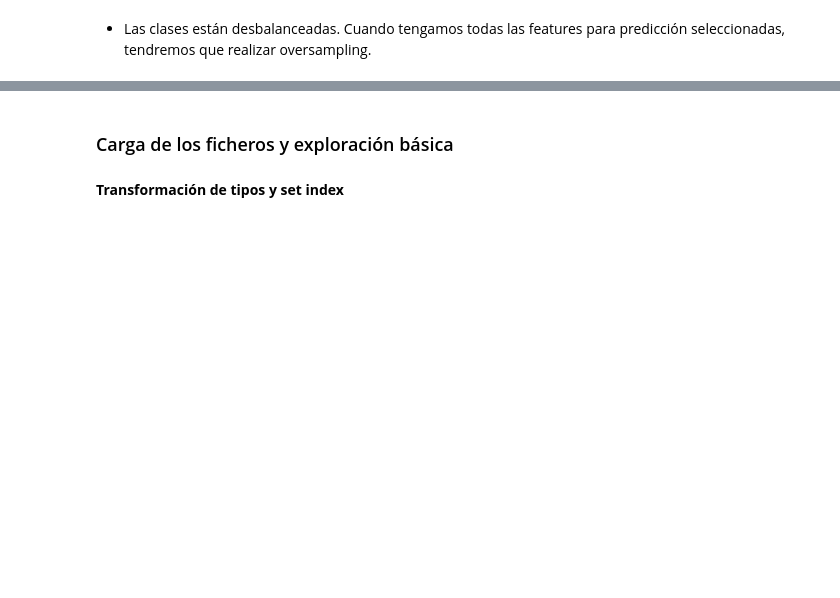
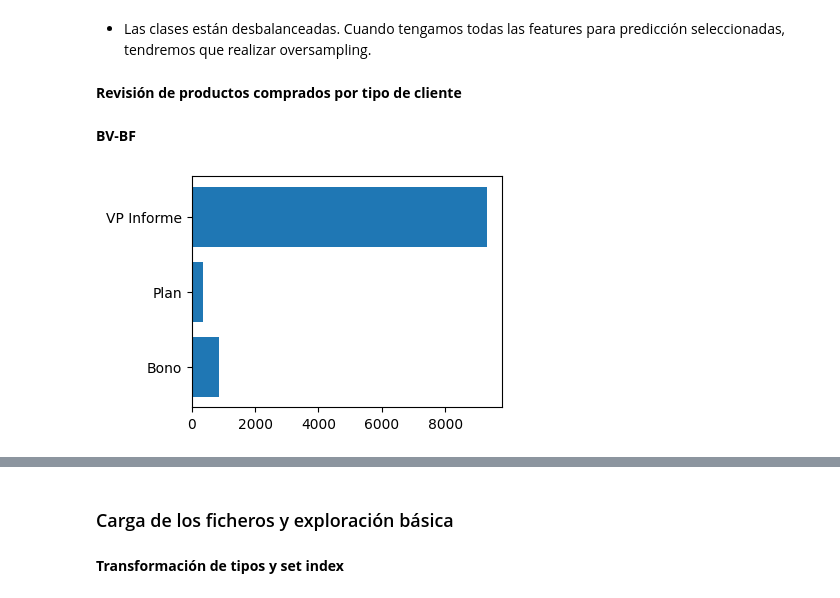
Before and after one commit to cperezh/segmentacion_clientes, a Jupyter notebook: M4 Desarrollo Iter2.ipynb, the cells around one changed output, grey strips where cells are left out. Drawn from its saved outputs; the diff is of its cells as text; code cells hidden in the pictures; blank space fills up the shorter version.

```diff
--- a/M4 Desarrollo Iter2.ipynb
+++ b/M4 Desarrollo Iter2.ipynb
@@ -760,4 +761,4 @@ print_scatter_subplots_with_highlight(df_rfm_no_outliers, [("monetary", "frequen
 # %% [output]
 [figure]
 # %%
-df_labels.loc[3] = ("clientes habituales alto valor","CHAV")
+df_labels.loc[3] = ("clientes alto valor alta frecuencia","AV-AF")
@@ -766,11 +769,11 @@ print_scatter_subplots_with_highlight(df_rfm_no_outliers, [("monetary", "frequen
 # %% [output]
 [figure]
 # %%
-df_labels.loc[4] = ("clientes premium","CPREM")
+df_labels.loc[4] = ("clientes premium","PREM")
 # %% [markdown]
 Añadimos las etiquetas a los clientes segmentados y lo mezclamos con el df de descripción de etiquetas
 # %%
-df_rfm["class"] = cluster_labels_5
-df_rfm_with_label = df_rfm.join(df_labels, on="class", how="inner")
+df_rfm_no_outliers["class"] = cluster_labels_5
+df_rfm_with_label = df_rfm_no_outliers.join(df_labels, on="class", how="inner")
 
 df_rfm_with_label.head()
@@ -786,2 +807,19 @@ plt.barh(df_labels["class_desc"],counts);
 # %% [markdown]
 - Las clases están desbalanceadas. Cuando tengamos todas las features para predicción seleccionadas, tendremos que realizar oversampling.
+# %% [markdown]
+**Revisión de productos comprados por tipo de cliente**
+# %%
+df_ventas = df_ventas_csv.set_index("ID").join(df_rfm_with_label, how="inner")
+
+def print_productos(df_filter):
+    unique_values, counts = np.unique(df_filter, return_counts=True)
+    plt.figure(figsize=(4, 3))
+    plt.barh(unique_values,counts);
+# %% [markdown]
+**BV-BF**
+# %%
+df_filter = df_ventas[df_ventas["class_desc_short"]=="BV-BF"]
+
+print_productos(df_filter["PRODUCTOCOMPRADO"])
+# %% [output]
+[figure, added]
```
Also changed, not shown: parts of 62 cells of this notebook.
